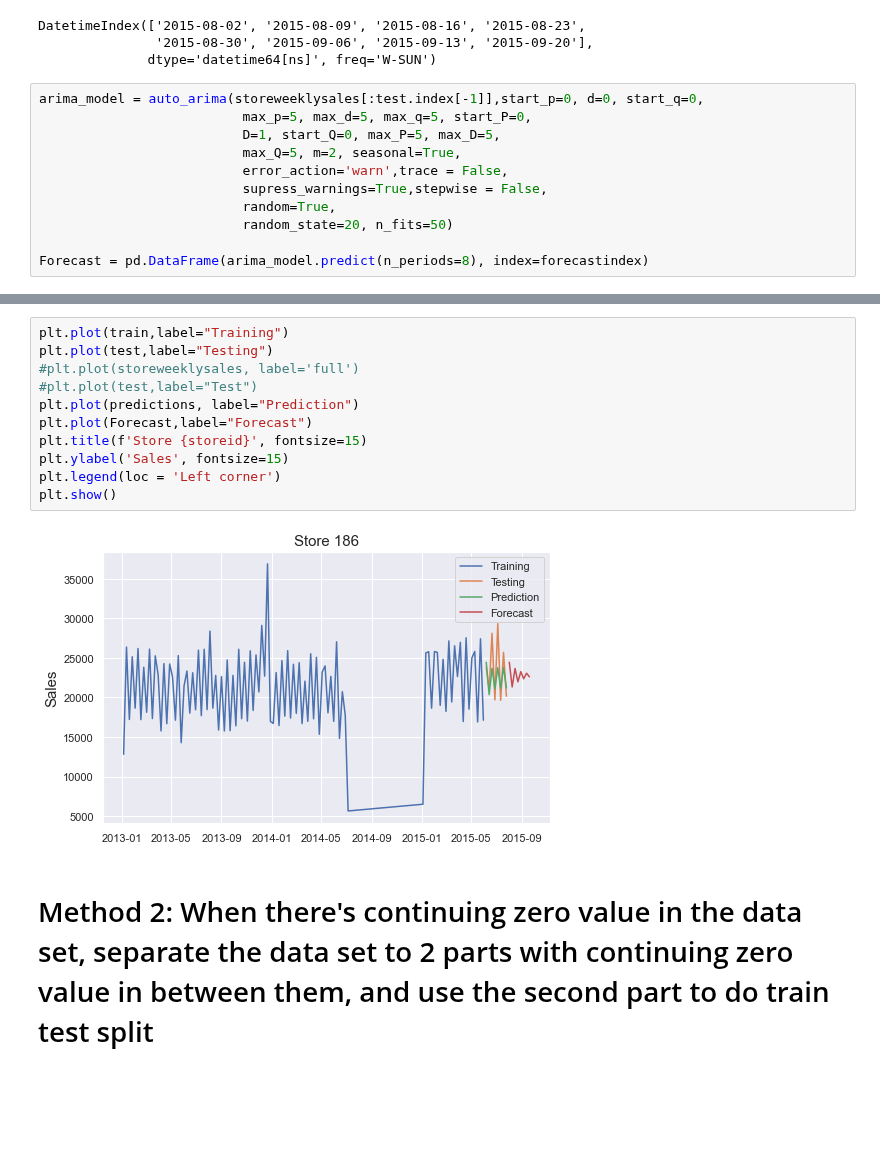
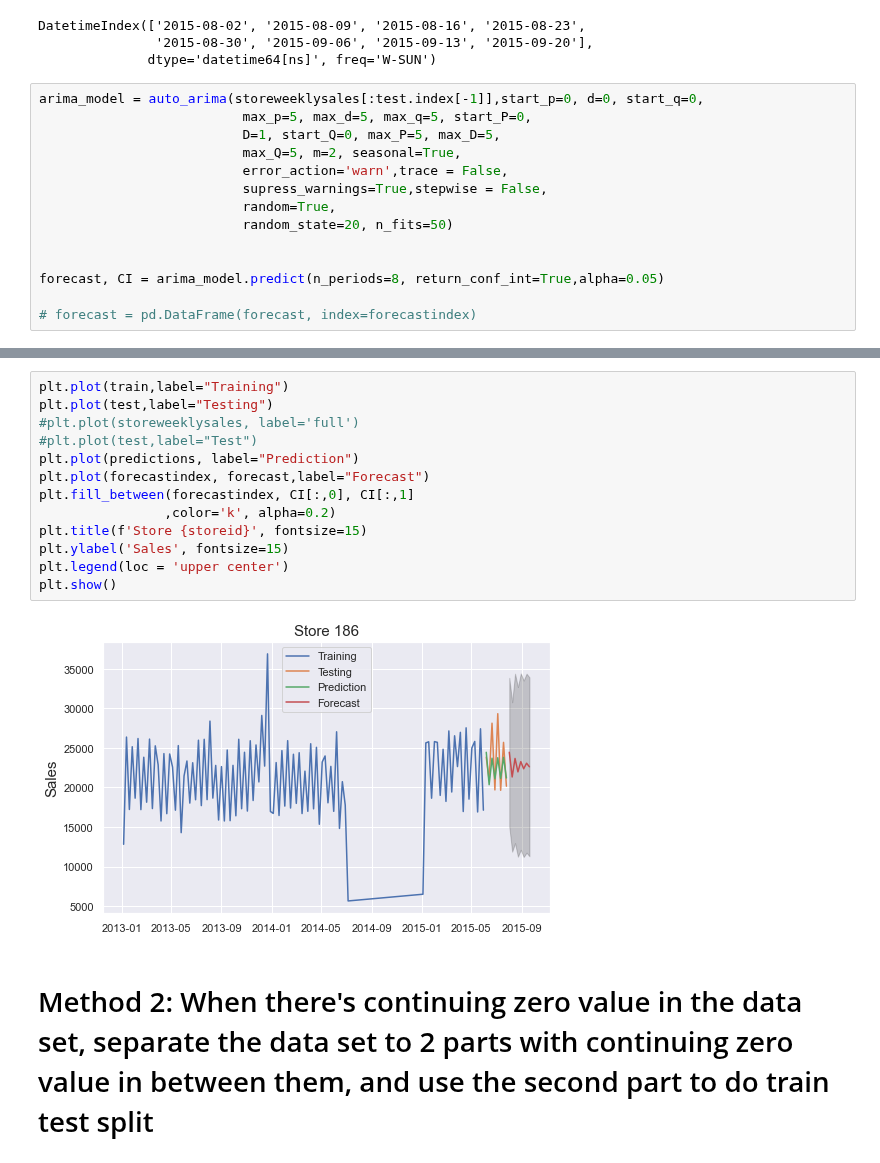
Before and after one commit to yoyo6022/covid-19, a Jupyter notebook: Notebook/Modeling Compare.ipynb, the cells around one changed output, grey strips where cells are left out. Drawn from its saved outputs; the diff is of its cells as text; blank space fills up the shorter version.

```diff
--- a/Notebook/Modeling Compare.ipynb
+++ b/Notebook/Modeling Compare.ipynb
@@ -166,4 +166,7 @@ arima_model = auto_arima(storeweeklysales[:test.index[-1]],start_p=0, d=0, start
                           random=True,
                           random_state=20, n_fits=50)
 
-Forecast = pd.DataFrame(arima_model.predict(n_periods=8), index=forecastindex)
+
+forecast, CI = arima_model.predict(n_periods=8, return_conf_int=True,alpha=0.05)
+
+# forecast = pd.DataFrame(forecast, index=forecastindex)
@@ -170,16 +185,18 @@ Forecast = pd.DataFrame(arima_model.predict(n_periods=8), index=forecastindex)
 # %%
 plt.plot(train,label="Training")
 plt.plot(test,label="Testing")
 #plt.plot(storeweeklysales, label='full')
 #plt.plot(test,label="Test")
 plt.plot(predictions, label="Prediction")
-plt.plot(Forecast,label="Forecast")
+plt.plot(forecastindex, forecast,label="Forecast")
+plt.fill_between(forecastindex, CI[:,0], CI[:,1]
+                ,color='k', alpha=0.2)
 plt.title(f'Store {storeid}', fontsize=15)
 plt.ylabel('Sales', fontsize=15)
-plt.legend(loc = 'Left corner')
+plt.legend(loc = 'upper center')
 plt.show()
 # %% [output]
-[figure, old version]
+[figure, new version]
 # %% [markdown]
 # Method 2: When there's continuing zero value in the data set, separate the data set to 2 parts with continuing zero value in between them, and use the second part to do train test split
 # %%
```
Also changed, not shown: parts of 8 cells of this notebook.
